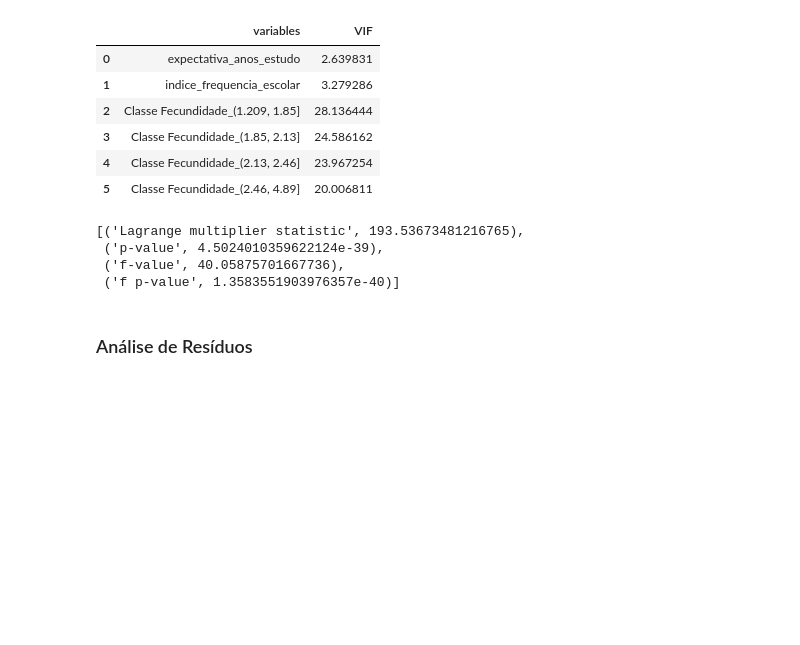
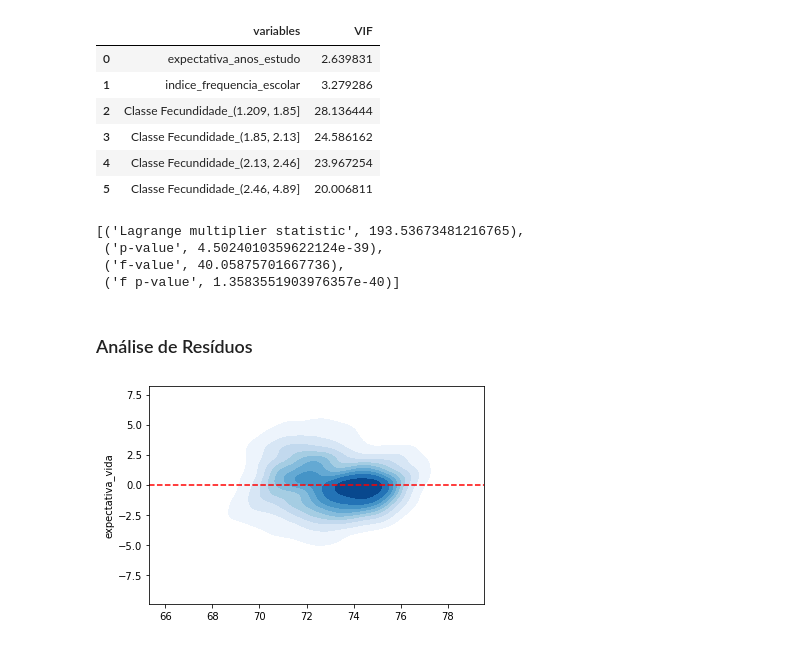
Before and after one commit to GCabral95/Econometria, a Jupyter notebook: Regressão Linear (em construção).ipynb, the cells around one changed output. Cells and saved outputs as stored; diff of their text form; code cells hidden in the pictures; blank space fills up the shorter version.

```diff
--- a/Regressão Linear (em construção).ipynb
+++ b/Regressão Linear (em construção).ipynb
@@ -346,3 +348,12 @@ lzip(names, test)
  ('f p-value', 1.3583551903976357e-40)]
 # %% [markdown]
 ### Análise de Resíduos
+# %%
+previsao = model.predict()
+residuos = previsao - df_dep['expectativa_vida']
+# %%
+sns.kdeplot(x = previsao, y = residuos, cmap="Blues", shade=True)
+plt.axhline(y=0, color='r', linestyle='--')
+plt.show()
+# %% [output]
+[figure, added]
```
Also changed, not shown: parts of 13 cells of this notebook.
